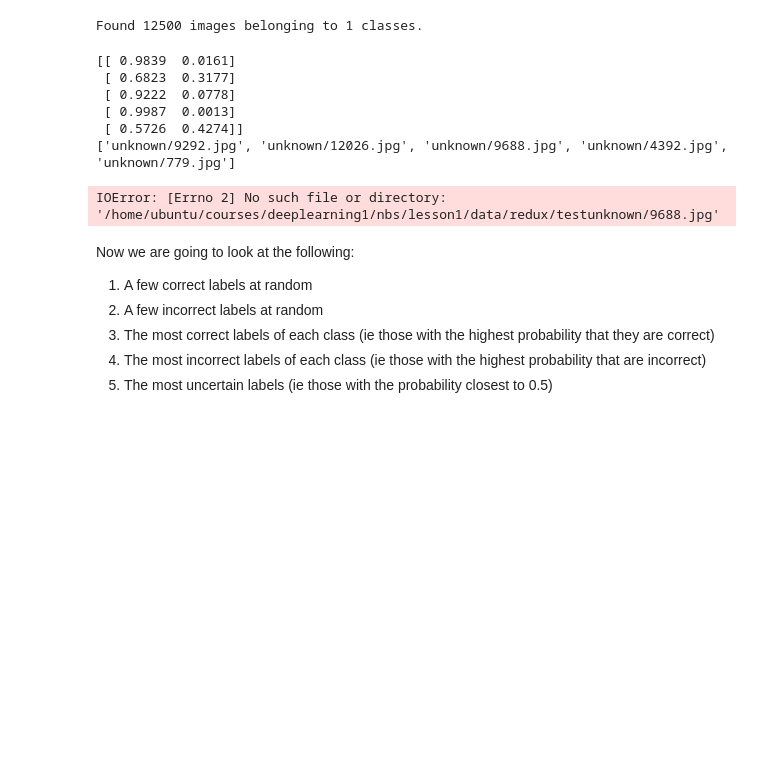
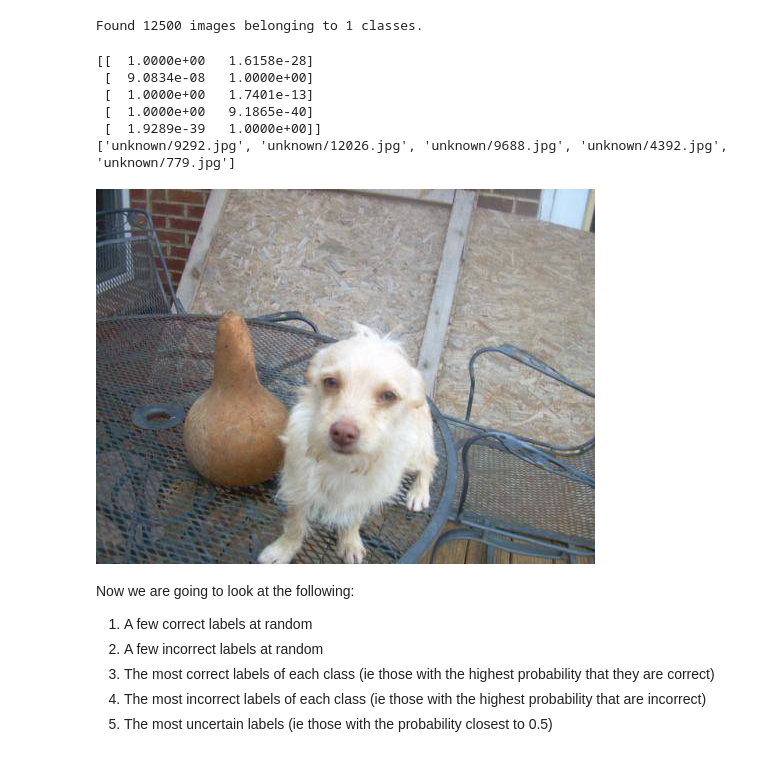
Before and after one commit to organicmatters/Learnfastai, a Jupyter notebook: deeplearning1/nbs/lesson1self.ipynb, the cells around one changed output. Drawn from its saved outputs; the diff is of its cells as text; code cells hidden in the pictures; blank space fills up the shorter version.

Commit message:
Finished lesson 1, just need to debug Kaggle commit

```diff
--- a/deeplearning1/nbs/lesson1self.ipynb
+++ b/deeplearning1/nbs/lesson1self.ipynb
@@ -142,11 +142,11 @@ for i in range of(50): copyfile(shuf[i], DATA_HOME_DIR+'sample/valid/' + shuf[i]
 %cd $DATA_HOME_DIR
 
 #Set path to sample/ path if desired
-path = DATA_HOME_DIR + '/' #'/sample'
-test_path = DATA_HOME_DIR + '/test' #We use all the test data
+path = DATA_HOME_DIR +  '/sample'
+test_path = DATA_HOME_DIR + '/test/' #We use all the test data
 results_path = DATA_HOME_DIR + '/results/'
 train_path = path + '/train/'
-valid_path = path + '/valid'
+valid_path = path + '/valid/'
 # %% [output]
 /home/ubuntu/courses/deeplearning1/nbs/lesson1/data/redux
 # %%
@@ -204,17 +204,17 @@ print preds[:5]
 filenames = batches.filenames
 print filenames[:5]
 # %% [output]
-[[ 0.9839  0.0161]
- [ 0.6823  0.3177]
- [ 0.9222  0.0778]
- [ 0.9987  0.0013]
- [ 0.5726  0.4274]]
+[[  1.0000e+00   1.6158e-28]
+ [  9.0834e-08   1.0000e+00]
+ [  1.0000e+00   1.7401e-13]
+ [  1.0000e+00   9.1865e-40]
+ [  1.9289e-39   1.0000e+00]]
 ['unknown/9292.jpg', 'unknown/12026.jpg', 'unknown/9688.jpg', 'unknown/4392.jpg', 'unknown/779.jpg']
 # %%
 from PIL import Image
-Image.open(test_path + filenames[2])
+Image.open(test_path + filenames[17])
 # %% [output]
-IOError: [Errno 2] No such file or directory: '/home/ubuntu/courses/deeplearning1/nbs/lesson1/data/redux/testunknown/9688.jpg'
+[figure, added]
 # %%
 save_array(results_path + 'test_preds.dat', preds)
 save_array(results_path + 'filenames.dat', filenames)
```
Also changed, not shown: parts of 30 cells of this notebook.
